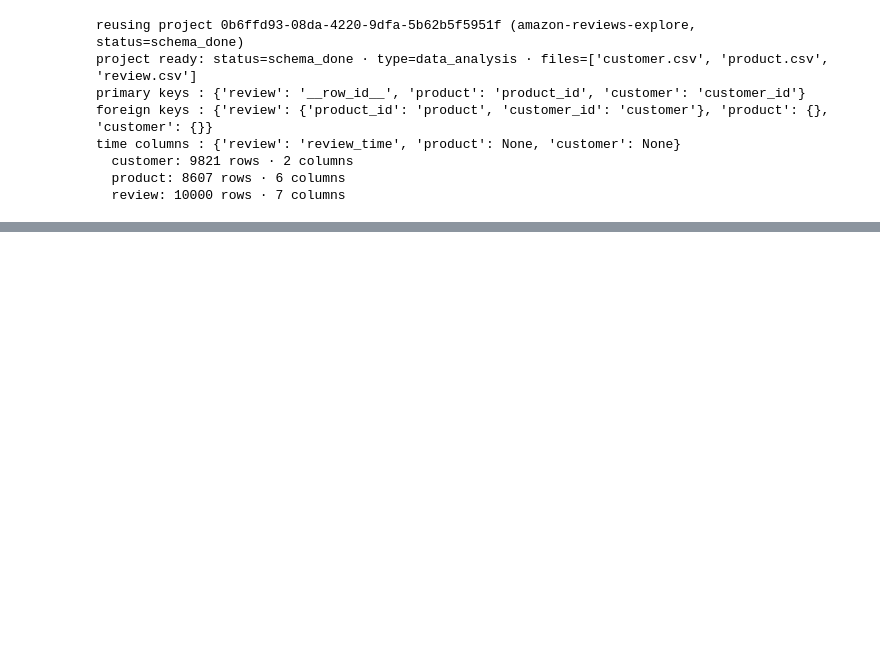
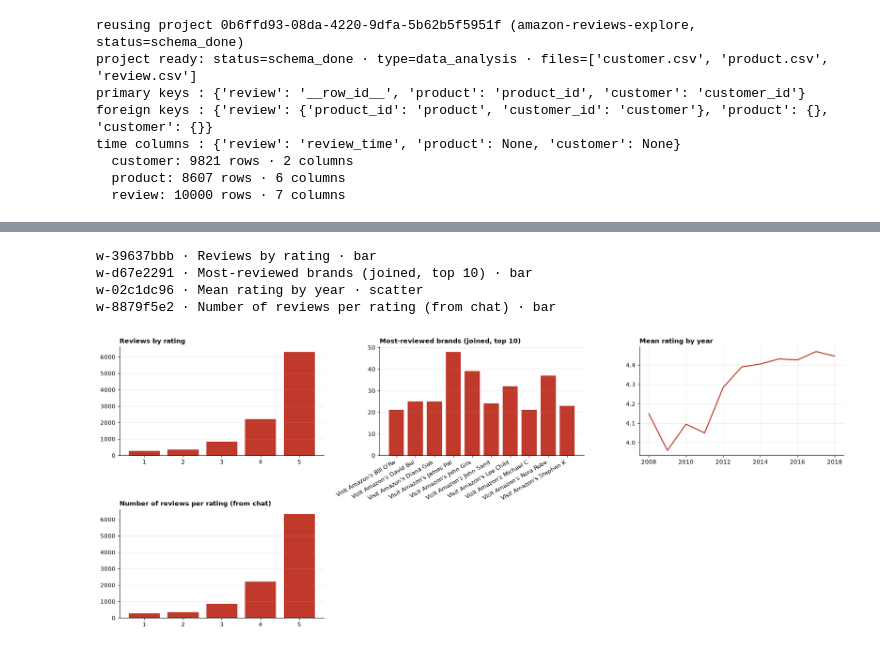
Before and after one commit to langsat-ai/langsat, a Jupyter notebook: examples/amazon_reviews/01_setup_and_explore/01_setup_and_explore.ipynb, the cells around one changed output, grey strips where cells are left out. Drawn from its saved outputs; the diff is of its cells as text; code cells hidden in the pictures; blank space fills up the shorter version.

```diff
--- a/examples/amazon_reviews/01_setup_and_explore/01_setup_and_explore.ipynb
+++ b/examples/amazon_reviews/01_setup_and_explore/01_setup_and_explore.ipynb
@@ -162,0 +124,29 @@ PosixPath('results/metrics.json')
+# %%
+tab = next((t for t in p.dashboards.list() if t.name == "Reviews"), None) or p.dashboards.create("Reviews")
+tab.refresh()
+have = {c.title for c in tab.charts}
+if "Reviews by rating" not in have:
+    tab.add_chart({"tables": ["review"], "chart_type": "bar", "group_by": [{"column": "rating"}],
+                   "measure": {"agg": "count", "column": "rating"}}, title="Reviews by rating")
+if "Most-reviewed brands (joined, top 10)" not in have:
+    tab.add_chart({"tables": ["review", "product"], "chart_type": "bar", "group_by": [{"column": "brand"}],
+                   "measure": {"agg": "count", "column": "rating"},
+                   "joins": [{"table": "product", "left_column": "product_id", "right_column": "product_id"}],
+                   "order_by": {"dir": "desc", "limit": 10}},                         # 6,000+ brands → Top 10
+                  title="Most-reviewed brands (joined, top 10)")
+if "Mean rating by year" not in have:
+    tab.add_chart({"tables": ["review"], "chart_type": "scatter", "mode": "lines",
+                   "group_by": [{"column": "review_time", "transform": "to_year"}],
+                   "measure": {"agg": "avg", "column": "rating"}}, title="Mean rating by year")
+tab.refresh()
+for c in tab.charts:
+    print(c.id, "·", c.title, "·", (c.recipe or {}).get("chart_type"))
+# %% [output]
+w-39637bbb · Reviews by rating · bar
+w-d67e2291 · Most-reviewed brands (joined, top 10) · bar
+w-02c1dc96 · Mean rating by year · scatter
+w-8879f5e2 · Number of reviews per rating (from chat) · bar
+# %%
+fig(viz.draw_tab(tab, cols=3))                     # every widget of the tab, re-aggregated by the server
+# %% [output]
+[figure, added]
```
Also changed, not shown: parts of 43 cells of this notebook, 42 other files.
